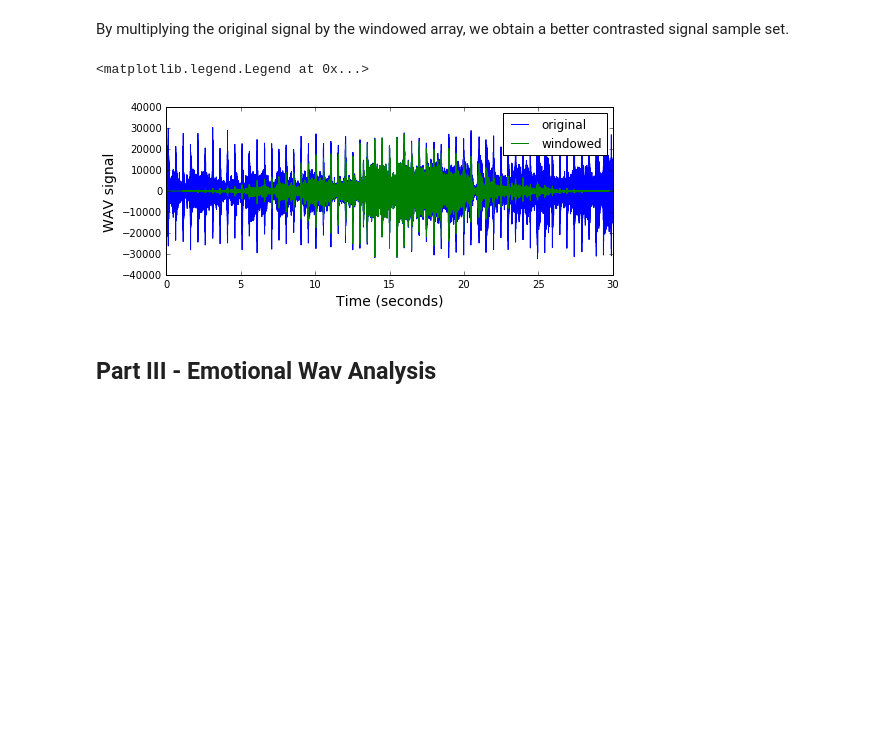
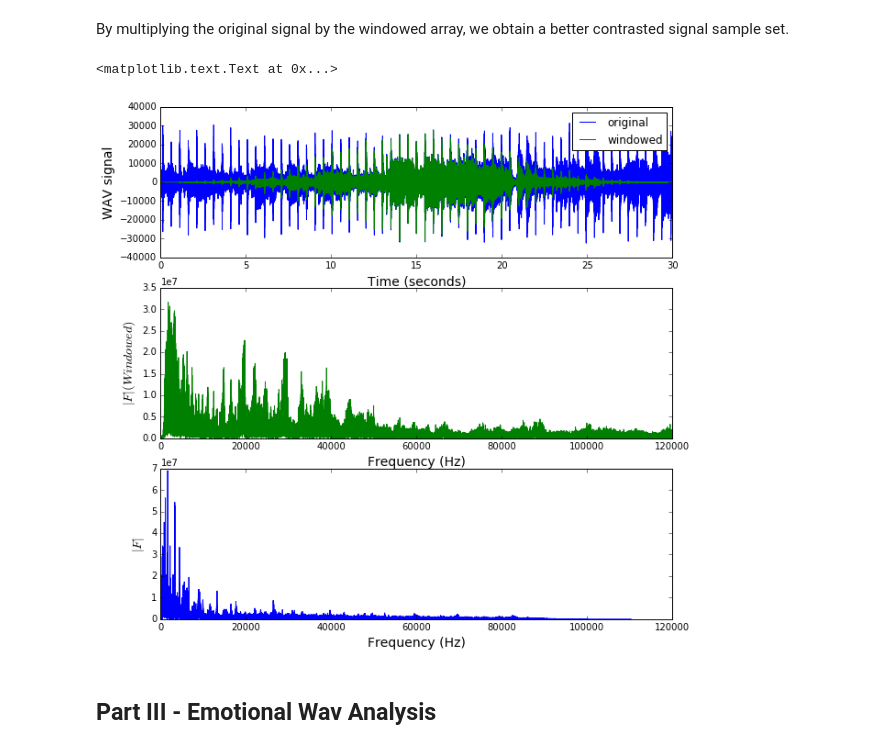
Before and after one commit to gonzsanc/computer_vision_digital_signal, a Jupyter notebook: Music Classification.ipynb, the cells around one changed output. Saved outputs shown, nothing was run; the diff lists cells and outputs as text; code cells hidden in the pictures; blank space fills up the shorter version.

```diff
--- a/Music Classification.ipynb
+++ b/Music Classification.ipynb
@@ -464,20 +464,32 @@ dfTime["time"] = dfTime.time.map(lambda x: round(float(x)/float(sample_rate),6))
 x = df[0].values.tolist()
 time = dfTime.values
 window = signal.blackman(len(x))
+x_windowed = x * window
+
+F_windowed = abs(fftpack.fft(x_windowed))
+F_windowed = F_windowed [:len(F_windowed)/2]
 # %% [markdown]
 By multiplying the original signal by the windowed array, we obtain a better contrasted signal sample set.
 # %%
-x_windowed = x * window
-fig, ax = plt.subplots(figsize=(8, 3))
-ax.plot(time, x, label="original")
-ax.plot(time, x_windowed, label="windowed")
-ax.set_ylabel("WAV signal", fontsize=14)
-ax.set_xlabel("Time (seconds)", fontsize=14)
-ax.set_xlim(0,30)
-ax.legend(loc=1)
+fig, ax = plt.subplots(3, 1,figsize=(10, 10))
+ax[0].plot(time, x, label="original")
+ax[0].plot(time, x_windowed, label="windowed")
+ax[0].set_ylabel("WAV signal", fontsize=14)
+ax[0].set_xlabel("Time (seconds)", fontsize=14)
+ax[0].set_xlim(0,30)
+ax[0].legend(loc=1)
+
+ax[1].plot(F_windowed[:120000], color="g")
+ax[1].set_ylabel("$|F|(Windowed)$", fontsize=14)
+ax[1].set_xlabel("Frequency (Hz)", fontsize=14)
+
+
+ax[2].plot(abs(F[:len(F)/2])) # The f[mask] contains only those points of the frequency (0,2000+) filtered.
+ax[2].set_ylabel("$|F|$", fontsize=14)
+ax[2].set_xlabel("Frequency (Hz)", fontsize=14)
 # %% [output]
-<matplotlib.legend.Legend at 0x...>
+<matplotlib.text.Text at 0x...>
-[figure, old version]
+[figure, new version]
 # %% [markdown]
 ## Part III - Emotional Wav Analysis
 # %% [markdown]
```
Also changed, not shown: parts of 3 cells of this notebook.
